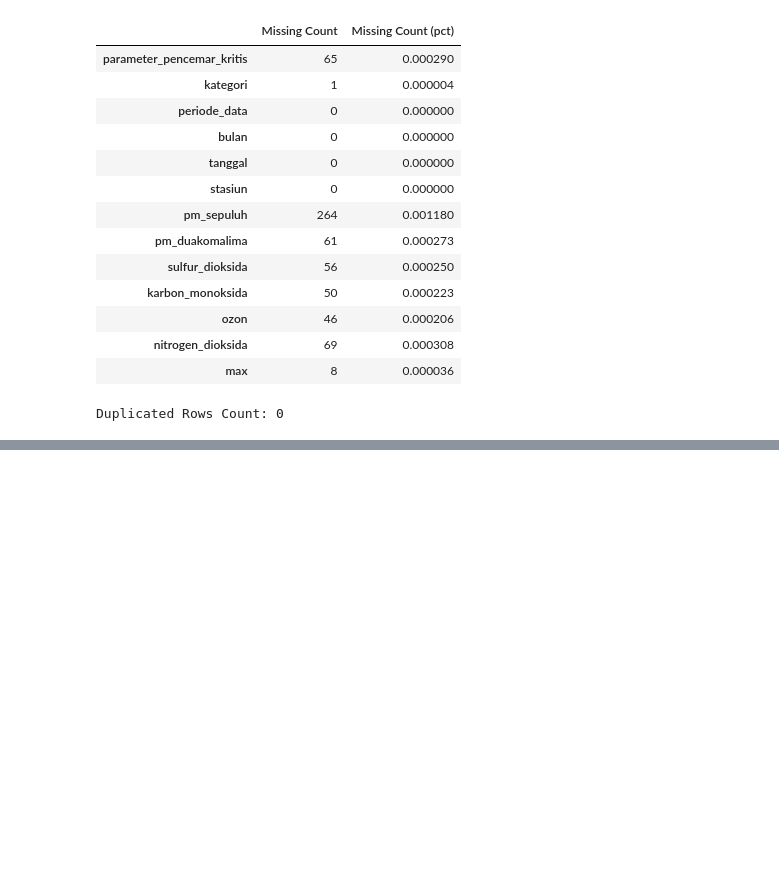
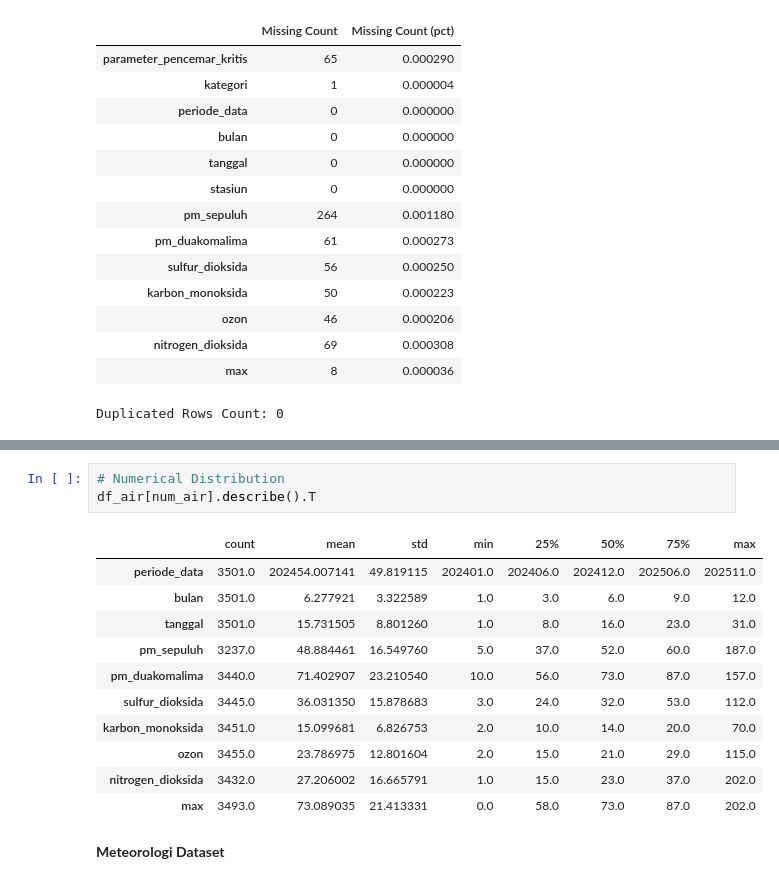
Before and after one commit to Briant-s/Jakarta_AirQuality_Prediction, a Jupyter notebook: data_inspection.ipynb, the cells around one changed output, grey strips where cells are left out. Saved outputs shown, nothing was run; the diff lists cells and outputs as text; blank space fills up the shorter version.

```diff
--- a/data_inspection.ipynb
+++ b/data_inspection.ipynb
@@ -259,0 +299,17 @@ plt.show()
+# %%
+# Numerical Distribution
+df_air[num_air].describe().T
+# %% [output]
+|  | count | mean | std | min | 25% | 50% | 75% | max |
+| periode_data | 3501.0 | 202454.007141 | 49.819115 | 202401.0 | 202406.0 | 202412.0 | 202506.0 | 202511.0 |
+| bulan | 3501.0 | 6.277921 | 3.322589 | 1.0 | 3.0 | 6.0 | 9.0 | 12.0 |
+| tanggal | 3501.0 | 15.731505 | 8.801260 | 1.0 | 8.0 | 16.0 | 23.0 | 31.0 |
+| pm_sepuluh | 3237.0 | 48.884461 | 16.549760 | 5.0 | 37.0 | 52.0 | 60.0 | 187.0 |
+| pm_duakomalima | 3440.0 | 71.402907 | 23.210540 | 10.0 | 56.0 | 73.0 | 87.0 | 157.0 |
+| sulfur_dioksida | 3445.0 | 36.031350 | 15.878683 | 3.0 | 24.0 | 32.0 | 53.0 | 112.0 |
+| karbon_monoksida | 3451.0 | 15.099681 | 6.826753 | 2.0 | 10.0 | 14.0 | 20.0 | 70.0 |
+| ozon | 3455.0 | 23.786975 | 12.801604 | 2.0 | 15.0 | 21.0 | 29.0 | 115.0 |
+| nitrogen_dioksida | 3432.0 | 27.206002 | 16.665791 | 1.0 | 15.0 | 23.0 | 37.0 | 202.0 |
+| max | 3493.0 | 73.089035 | 21.413331 | 0.0 | 58.0 | 73.0 | 87.0 | 202.0 |
+# %% [markdown]
+**Meteorologi Dataset**
```
Also changed, not shown: parts of 9 cells of this notebook, 1 other file.
